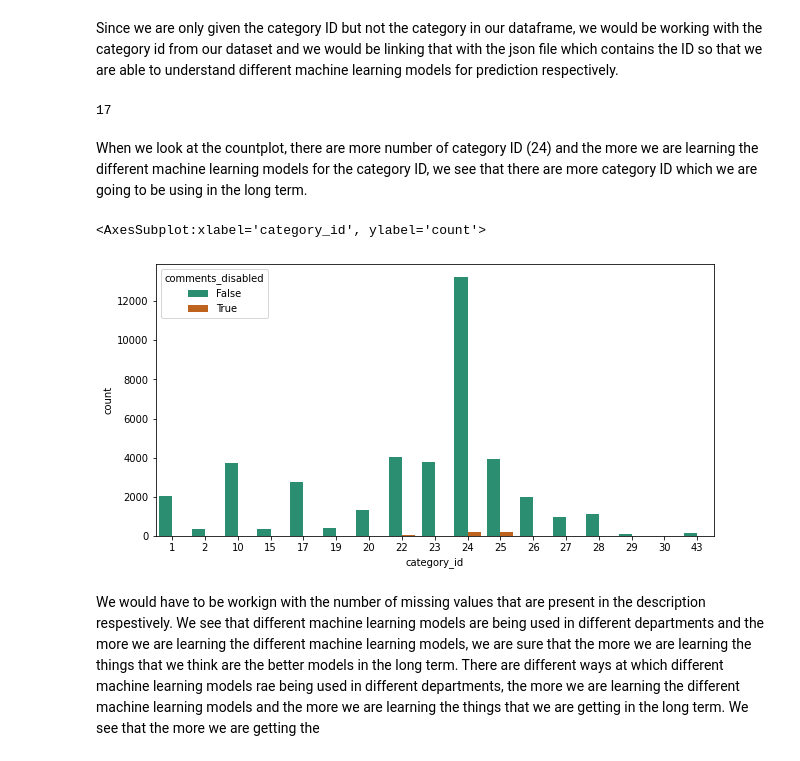
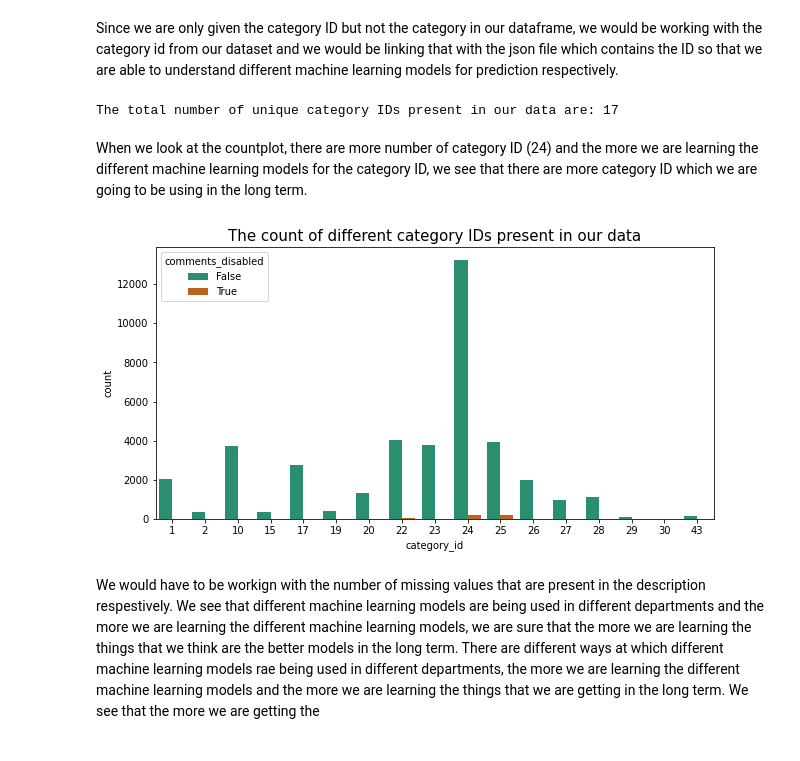
Before and after one commit to suhasmaddali/Youtube-Video-Analysis, a Jupyter notebook: Youtube Video Analysis .ipynb, the cells around one changed output. Cells and saved outputs as stored; diff of their text form; code cells hidden in the pictures.

```diff
--- a/Youtube Video Analysis .ipynb
+++ b/Youtube Video Analysis .ipynb
@@ -86,17 +51,18 @@ df_category_json
 # %% [markdown]
 Since we are only given the category ID but not the category in our dataframe, we would be working with the category id from our dataset and we would be linking that with the json file which contains the ID so that we are able to understand different machine learning models for prediction respectively.
 # %%
-df['category_id'].nunique()
+print("The total number of unique category IDs present in our data are: {}".format(df['category_id'].nunique()))
 # %% [output]
-17
+The total number of unique category IDs present in our data are: 17
 # %% [markdown]
 When we look at the countplot, there are more number of category ID (24) and the more we are learning the different machine learning models for the category ID, we see that there are more category ID which we are going to be using in the long term.
 # %%
 plt.figure(figsize = (10, 5))
 sns.countplot(x = 'category_id', hue = 'comments_disabled', data = df)
+plt.title("The count of different category IDs present in our data", fontsize = 15)
+plt.show()
 # %% [output]
-<AxesSubplot:xlabel='category_id', ylabel='count'>
-[figure, old version]
+[figure, new version]
 # %% [markdown]
 We would have to be workign with the number of missing values that are present in the description respestively. We see that different machine learning models are being used in different departments and the more we are learning the different machine learning models, we are sure that the more we are learning the things that we think are the better models in the long term. There are different ways at which different machine learning models rae being used in different departments, the more we are learning the different machine learning models and the more we are learning the things that we are getting in the long term. We see that the more we are getting the
 # %%
```
Also changed, not shown: parts of 14 cells of this notebook.
